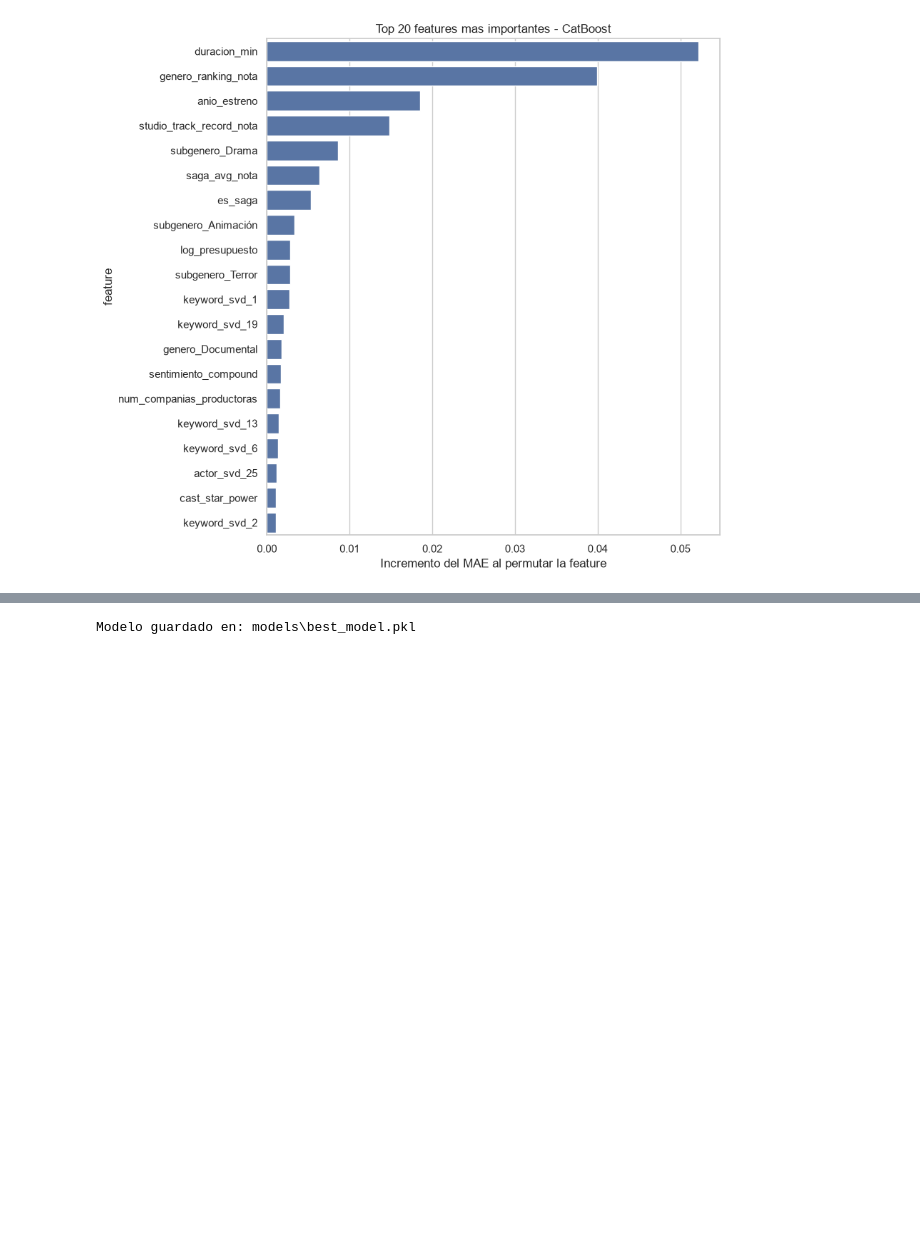
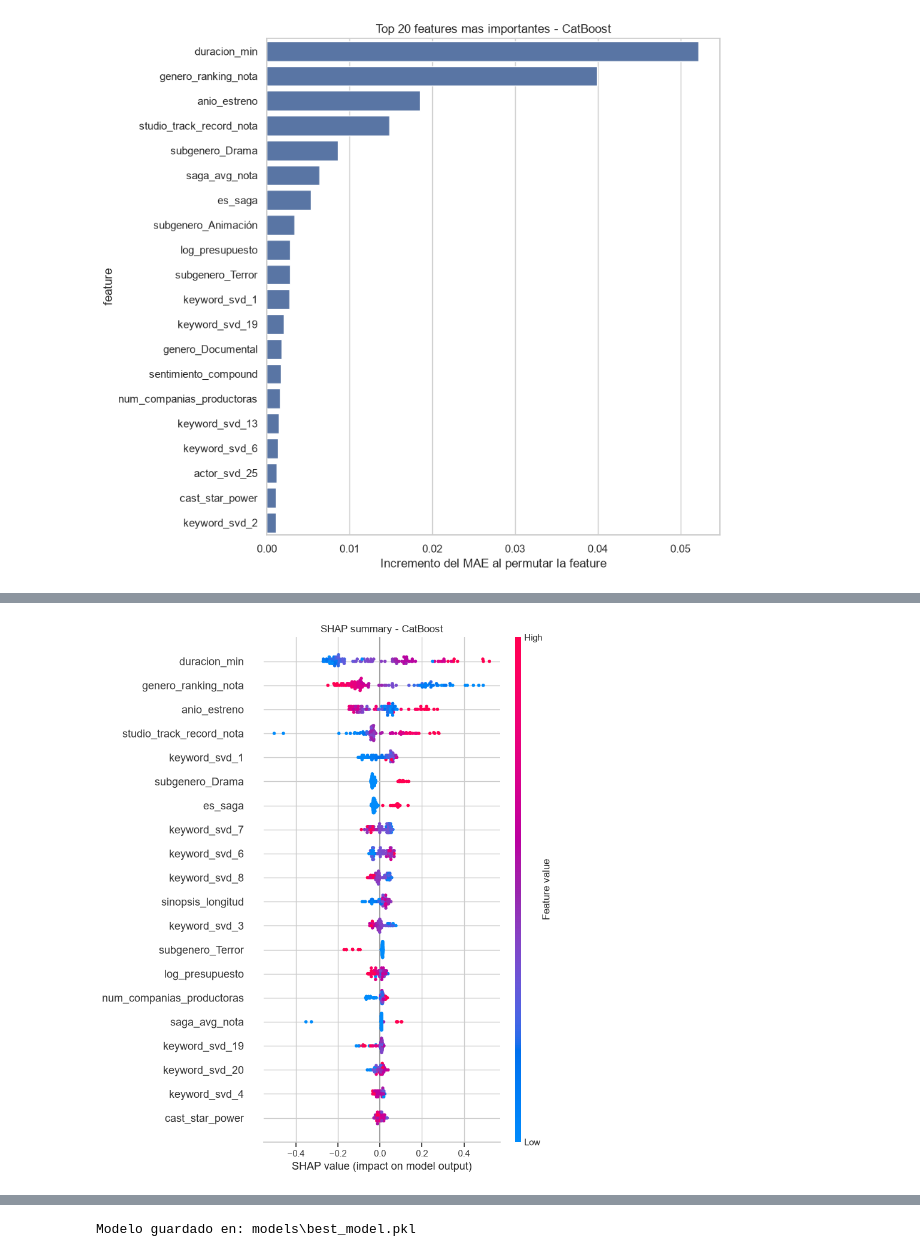
Before and after one commit to LeonardoGastaldo/Pochoclo-Predict, a Jupyter notebook: notebooks/04_modelos_predictivos.ipynb, the cells around one changed output, grey strips where cells are left out. Cells and saved outputs as stored; diff of their text form; code cells hidden in the pictures; blank space fills up the shorter version.

```diff
--- a/notebooks/04_modelos_predictivos.ipynb
+++ b/notebooks/04_modelos_predictivos.ipynb
@@ -293,0 +351,13 @@ plt.show()
+# %%
+background = X_train.sample(n=min(100, len(X_train)), random_state=RANDOM_STATE)
+muestra_shap = X_test.sample(n=min(100, len(X_test)), random_state=RANDOM_STATE)
+
+explainer = shap.Explainer(mejor_modelo.predict, background)
+shap_values = explainer(muestra_shap)
+# %%
+shap.summary_plot(shap_values, muestra_shap, show=False, max_display=20)
+plt.title(f"SHAP summary - {mejor_nombre}")
+plt.tight_layout()
+plt.show()
+# %% [output]
+[figure, added]
```
Also changed, not shown: parts of 16 cells of this notebook, 1 other file.
